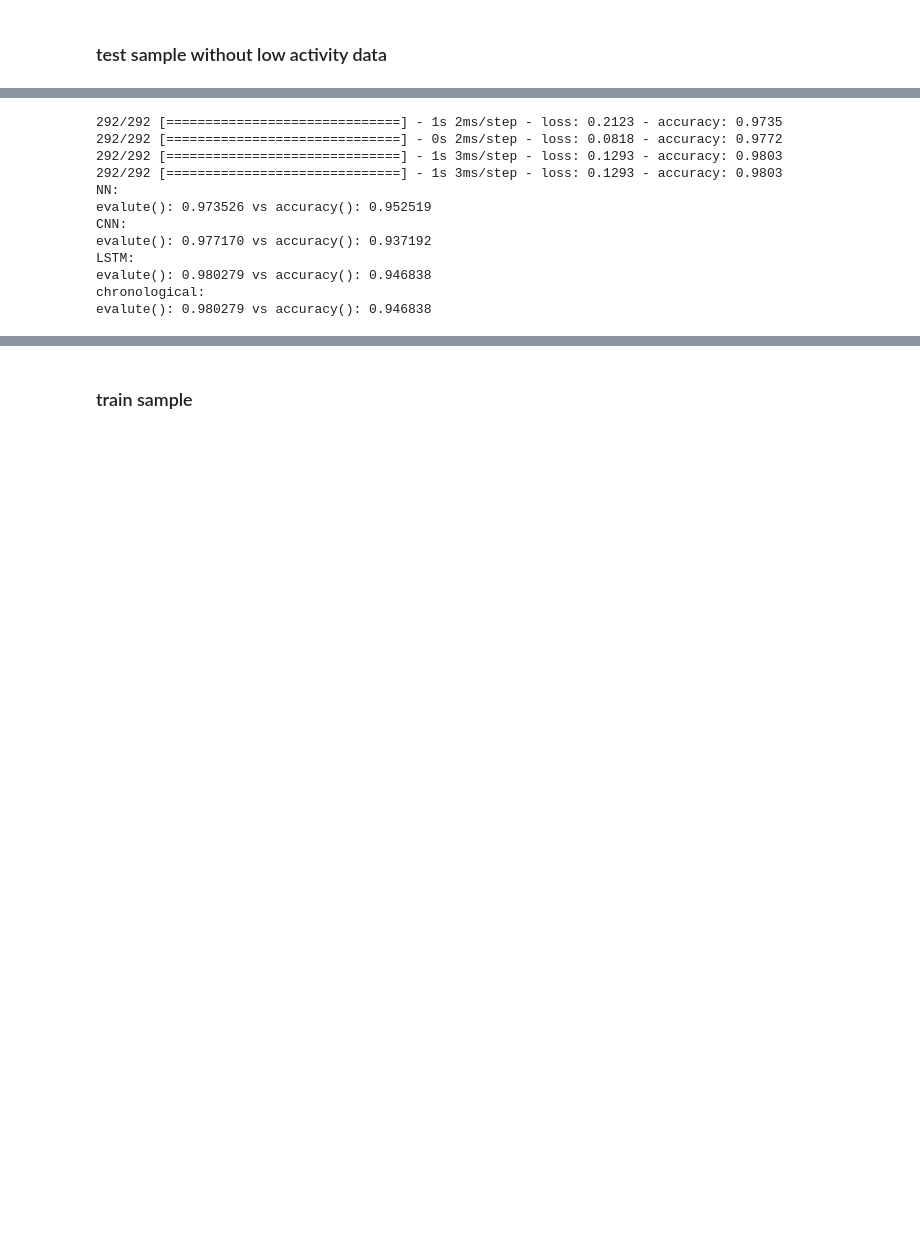
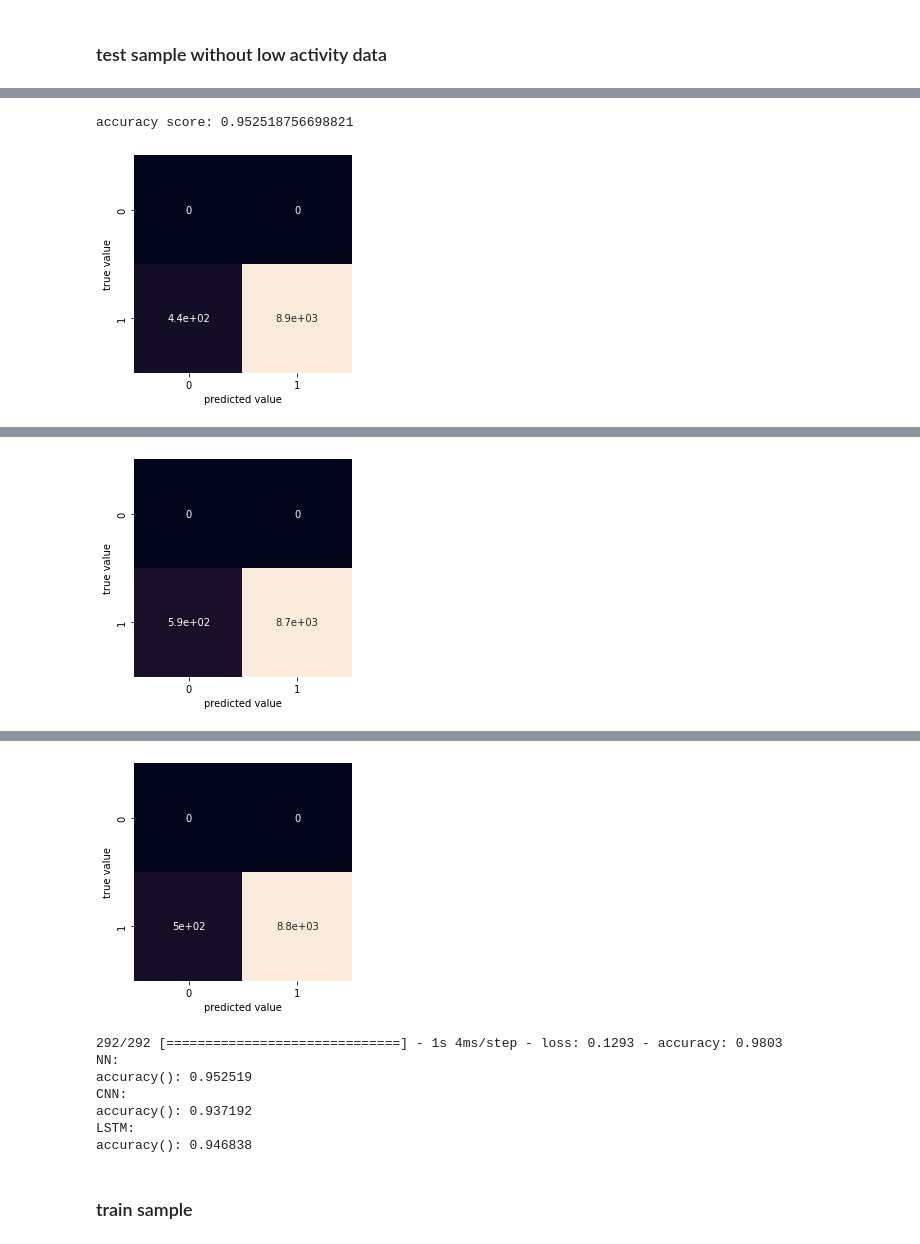
Before and after one commit to a962702/Senior_Project, a Jupyter notebook: reconized_model.ipynb, the cells around one changed output, grey strips where cells are left out. Saved outputs shown, nothing was run; the diff lists cells and outputs as text; code cells hidden in the pictures; blank space fills up the shorter version.

```diff
--- a/reconized_model.ipynb
+++ b/reconized_model.ipynb
@@ -59,6 +63,15 @@ def metrics(model , x, y):
   temp = ((TP+FP)*(TP+FN)*(TN+FP)*(TN+FN))** 0.5
   phi_coefficient = (TP*TN-FP*FN) / temp
 
+  mat = confusion_matrix(true_values,predictions)
+
+  print("accuracy score:", accuracy_score(true_values, predictions))
+
+  sns.heatmap(mat,square= True, annot=True, cbar= False)
+  plt.xlabel("predicted value")
+  plt.ylabel("true value")
+  plt.show()
+
   evaluate = model.evaluate(x=x, y=y)
 
   return [evaluate[1], accuracy, precision, recall, f_measure, phi_coefficient]
@@ -75,3 +78,9 @@ def preprocessing(sample):
+# %%
+def scale(feature):
+  scaler = joblib.load('/content/scaler.scaler')
+  feature_scaled = scaler.transform(feature)
+  feature_scaled_10X3 = np.reshape(feature_scaled, (feature_scaled.shape[0], 10, 3))
+  return feature_scaled, feature_scaled_10X3
 # %% [markdown]
 # Load NN, CNN, and LSTM model
 # %%
@@ -142,8 +151,6 @@ evalute(): 0.965845 vs accuracy(): 0.965573
 # %% [markdown]
 ### test sample without low activity data
 # %%
-index = list(range(0, 30))
-
 label = np.delete(test, index + [31], axis=1)
 feature = np.delete(test, [30,31], axis=1)
 
@@ -153,8 +160,4 @@ low_activity = np.where( count >= (feature.shape[1]/3) )
 label = np.delete(label, low_activity, axis=0)
 feature = np.delete(feature, low_activity, axis=0)
 
-
-
-feature_10X3 = np.reshape(feature, (feature.shape[0], 10, 3))
-feature_scaled = scaler.transform(feature)
-feature_scaled_10X3 = np.reshape(feature_scaled, (feature_scaled.shape[0], 10, 3))
+feature_scaled, feature_scaled_10X3 = scale(feature)
@@ -161,22 +167,10 @@ feature_scaled_10X3 = np.reshape(feature_scaled, (feature_scaled.shape[0], 10, 3
 # %%
 NN = metrics(model_NN, x=feature_scaled, y=label)
 CNN = metrics(model_CNN, x=feature_scaled_10X3, y=label)
 LSTM = metrics(model_LSTM, x=feature_scaled_10X3, y=label)
-chronological = metrics(model_LSTM, x=feature_scaled_10X3, y=label)
-print("NN:\nevalute(): %f vs accuracy(): %f" %(NN[0], NN[1]) )
-print("CNN:\nevalute(): %f vs accuracy(): %f" %(CNN[0], CNN[1]) )
-print("LSTM:\nevalute(): %f vs accuracy(): %f" %(LSTM[0], LSTM[1]) )
-print("chronological:\nevalute(): %f vs accuracy(): %f" %(chronological[0], chronological[1]) )
+print("NN:\naccuracy(): %f" %NN[1] )
+print("CNN:\naccuracy(): %f" %CNN[1] )
+print("LSTM:\naccuracy(): %f" %LSTM[1] )
 # %% [output]
-292/292 [==============================] - 1s 2ms/step - loss: 0.2123 - accuracy: 0.9735
-292/292 [==============================] - 0s 2ms/step - loss: 0.0818 - accuracy: 0.9772
-292/292 [==============================] - 1s 3ms/step - loss: 0.1293 - accuracy: 0.9803
-292/292 [==============================] - 1s 3ms/step - loss: 0.1293 - accuracy: 0.9803
-NN:
-evalute(): 0.973526 vs accuracy(): 0.952519
-CNN:
-evalute(): 0.977170 vs accuracy(): 0.937192
-LSTM:
-evalute(): 0.980279 vs accuracy(): 0.946838
-chronological:
-evalute(): 0.980279 vs accuracy(): 0.946838
+accuracy score: 0.952518756698821
+[figure, added]
@@ -182,0 +179 @@ evalute(): 0.980279 vs accuracy(): 0.946838
+[figure, added]
@@ -183,3 +182,11 @@ evalute(): 0.980279 vs accuracy(): 0.946838
+[figure, added]
+292/292 [==============================] - 1s 4ms/step - loss: 0.1293 - accuracy: 0.9803
+NN:
+accuracy(): 0.952519
+CNN:
+accuracy(): 0.937192
+LSTM:
+accuracy(): 0.946838
 # %% [markdown]
 ### train sample
 # %%
```
Also changed, not shown: parts of 15 cells of this notebook.
